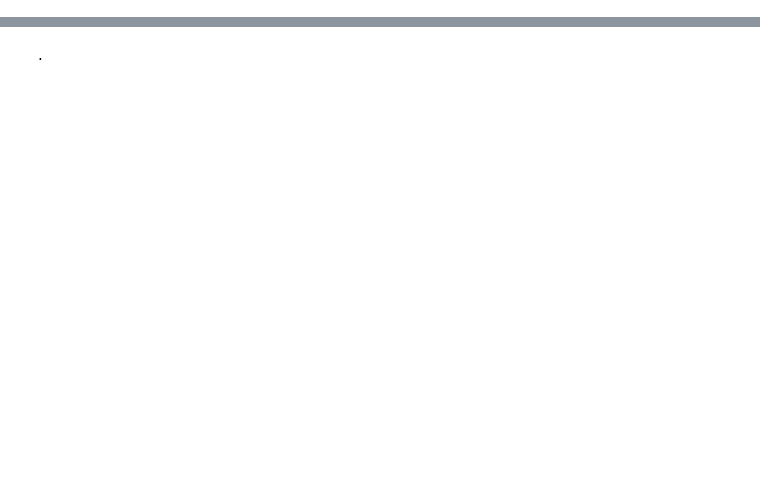
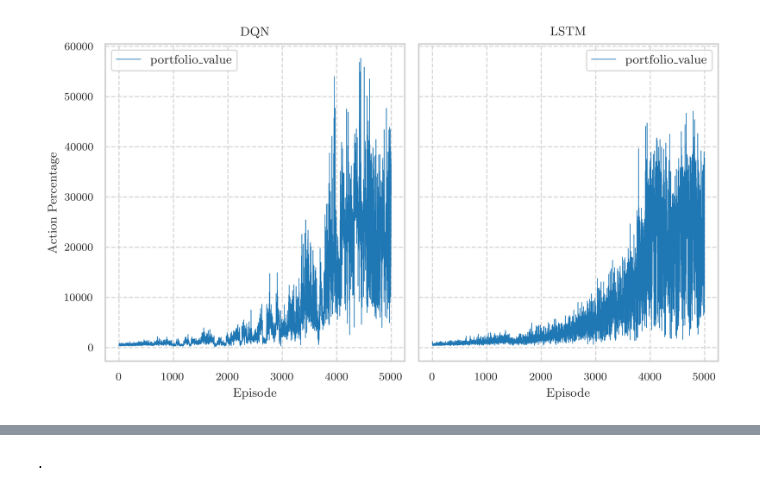
Before and after one commit to thiagodsd/monnaie-par-renforcement, a Jupyter notebook: notebooks/04_trading_experiment.ipynb, the cells around one changed output, grey strips where cells are left out. Cells and saved outputs as stored; diff of their text form; code cells hidden in the pictures; blank space fills up the shorter version.

```diff
--- a/notebooks/04_trading_experiment.ipynb
+++ b/notebooks/04_trading_experiment.ipynb
@@ -45,0 +78,3 @@ Name: count, dtype: int64
+# %%
+dqn = pd.read_parquet("/home/dusoudeth/Documentos/github/monnaie-par-renforcement/data/07_model_output/dqn/training_metrics.parquet")
+dqn
@@ -45,0 +112,3 @@ Name: count, dtype: int64
+# %%
+lstm = pd.read_parquet("/home/dusoudeth/Documentos/github/monnaie-par-renforcement/data/07_model_output/dqn_lstm/training_metrics.parquet")
+lstm
@@ -45,0 +288,27 @@ Name: count, dtype: int64
+# %%
+_, axs = plt.subplots(ncols=2, figsize=(7, 4), sharey=True)
+
+dqn.plot(
+    x="episode",
+    y=['portfolio_value',],
+    ax=axs[0],
+    linewidth=0.5,
+)
+axs[0].set_title("DQN")
+axs[0].set_xlabel("Episode")
+axs[0].set_ylabel("Action Percentage")
+
+lstm.plot(
+    x="episode",
+    y=['portfolio_value',],
+    ax=axs[1],
+    linewidth=0.5,
+)
+axs[1].set_title("LSTM")
+axs[1].set_xlabel("Episode")
+axs[1].set_ylabel("Action Percentage")
+
+plt.tight_layout()
+plt.savefig("../data/plots/dqn_lstm_portfolio_value.png", dpi=300, bbox_inches='tight')
+# %% [output]
+[figure, added]
```
Also changed, not shown: parts of 16 cells of this notebook, 24 other files.
